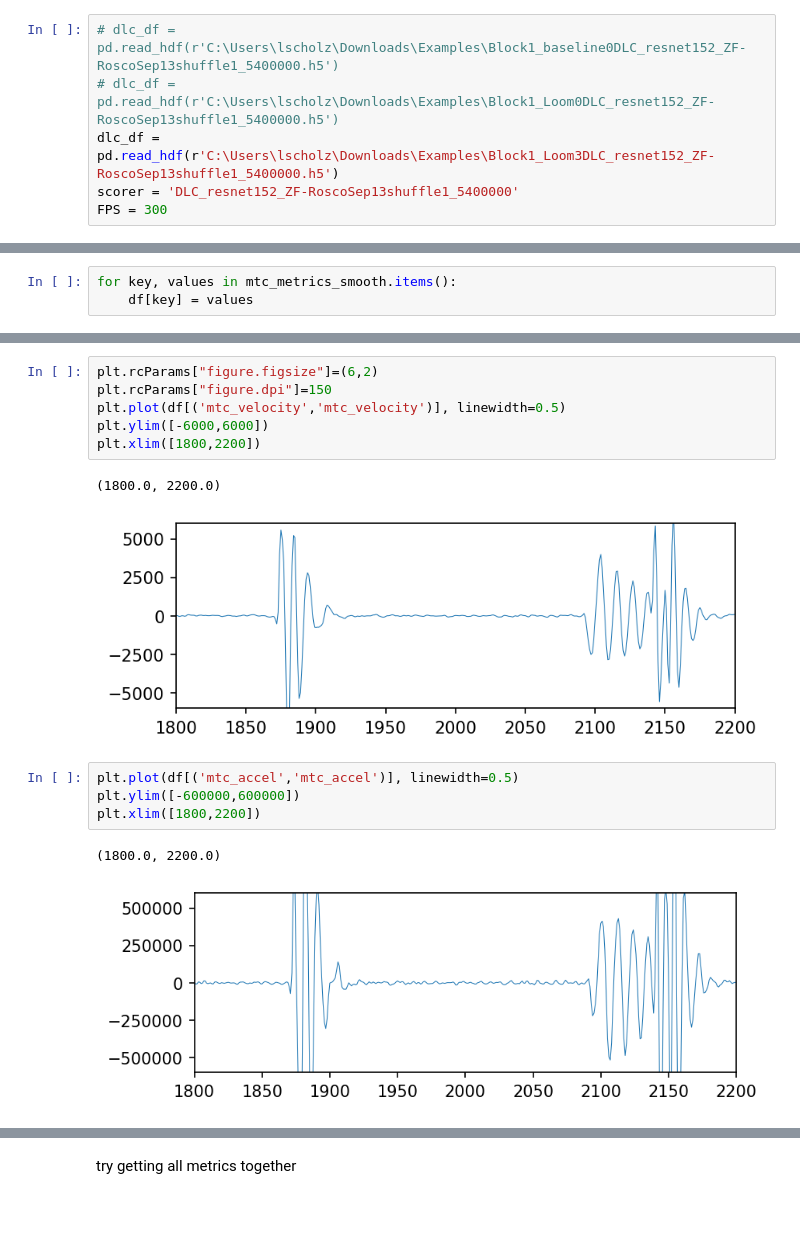
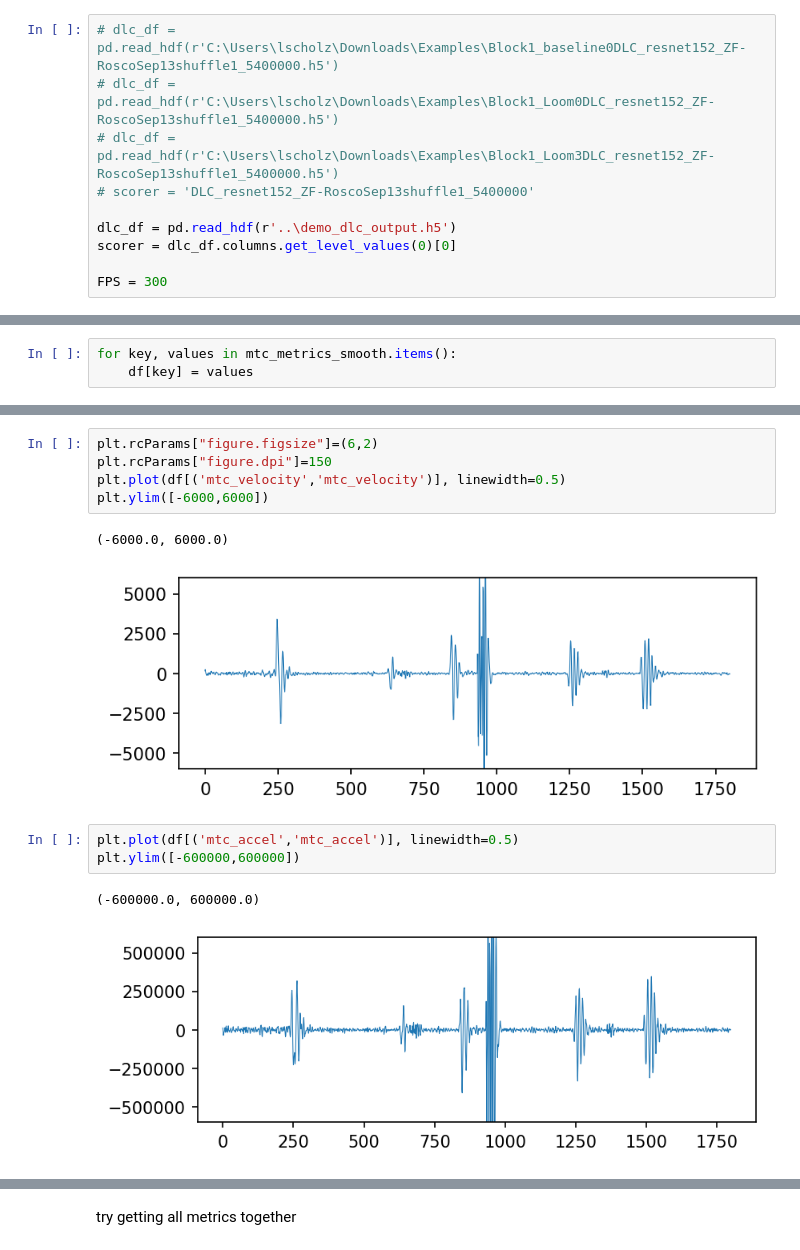
Before and after one commit to Scott-Lab-QBI/Scholz_et_al_2025_DLC-SLEAP_Analysis, a Jupyter notebook: Python/functionalities_test.ipynb, the cells around one changed output, grey strips where cells are left out. Saved outputs shown, nothing was run; the diff lists cells and outputs as text; blank space fills up the shorter version.

Commit message:
updated notebook to run on demo_dlc_output.h5

```diff
--- a/Python/functionalities_test.ipynb
+++ b/Python/functionalities_test.ipynb
@@ -17,6 +17,10 @@ from src.dlc_analysis.utils import quick_smooth, find_repeats, process_bout_over
 # %%
 # dlc_df = pd.read_hdf(r'C:\Users\lscholz\Downloads\Examples\Block1_baseline0DLC_resnet152_ZF-RoscoSep13shuffle1_5400000.h5')
 # dlc_df = pd.read_hdf(r'C:\Users\lscholz\Downloads\Examples\Block1_Loom0DLC_resnet152_ZF-RoscoSep13shuffle1_5400000.h5')
-dlc_df = pd.read_hdf(r'C:\Users\lscholz\Downloads\Examples\Block1_Loom3DLC_resnet152_ZF-RoscoSep13shuffle1_5400000.h5')
-scorer = 'DLC_resnet152_ZF-RoscoSep13shuffle1_5400000'
+# dlc_df = pd.read_hdf(r'C:\Users\lscholz\Downloads\Examples\Block1_Loom3DLC_resnet152_ZF-RoscoSep13shuffle1_5400000.h5')
+# scorer = 'DLC_resnet152_ZF-RoscoSep13shuffle1_5400000'
+
+dlc_df = pd.read_hdf(r'..\demo_dlc_output.h5')
+scorer = dlc_df.columns.get_level_values(0)[0]
+
 FPS = 300
@@ -1014,17 +1017,15 @@ plt.rcParams["figure.figsize"]=(6,2)
 plt.rcParams["figure.dpi"]=150
 plt.plot(df[('mtc_velocity','mtc_velocity')], linewidth=0.5)
 plt.ylim([-6000,6000])
-plt.xlim([1800,2200])
 # %% [output]
-(1800.0, 2200.0)
+(-6000.0, 6000.0)
-[figure, old version]
+[figure, new version]
 # %%
 plt.plot(df[('mtc_accel','mtc_accel')], linewidth=0.5)
 plt.ylim([-600000,600000])
-plt.xlim([1800,2200])
 # %% [output]
-(1800.0, 2200.0)
+(-600000.0, 600000.0)
-[figure, old version]
+[figure, new version]
 # %%
 plt.plot(mtc_metrics_smooth[('mtc','mtc')], linewidth=0.5)
 plt.ylim([-100,100])
```
Also changed, not shown: parts of 27 cells of this notebook, 1 other file.
